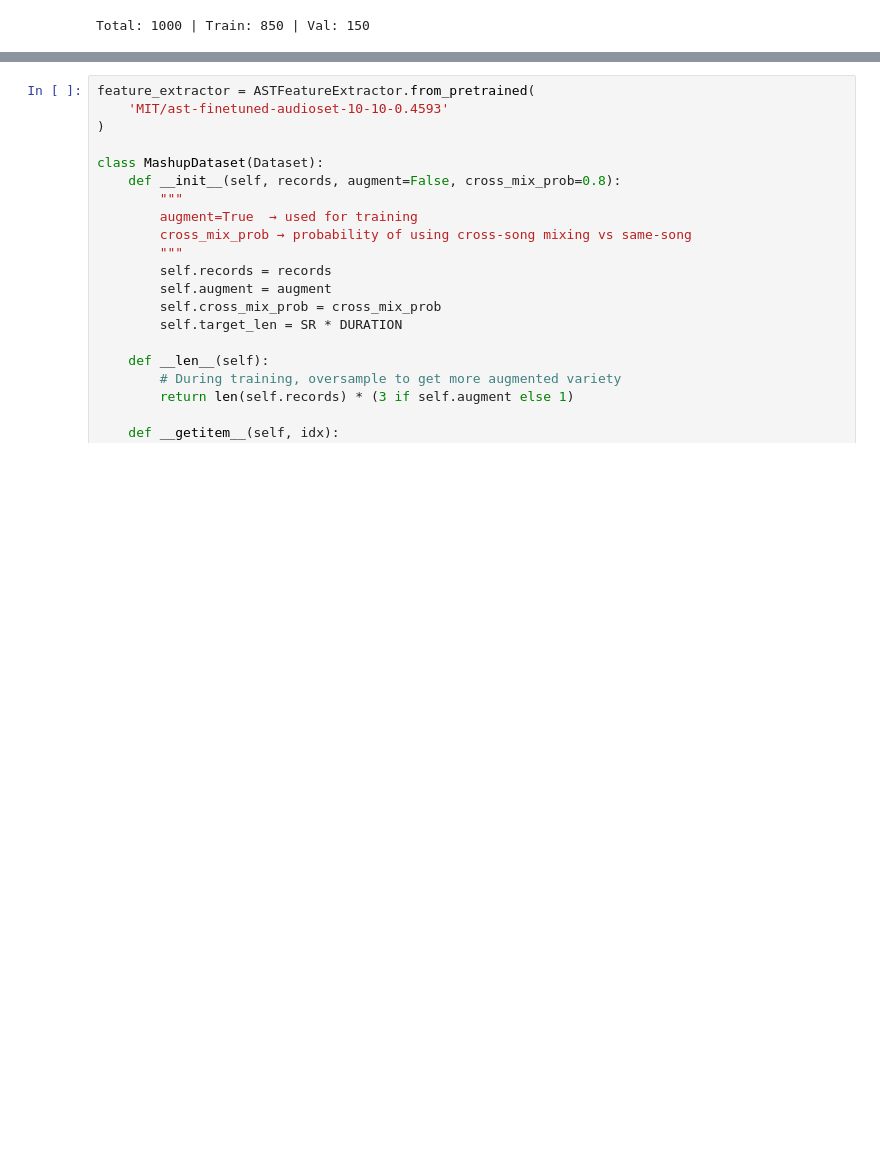
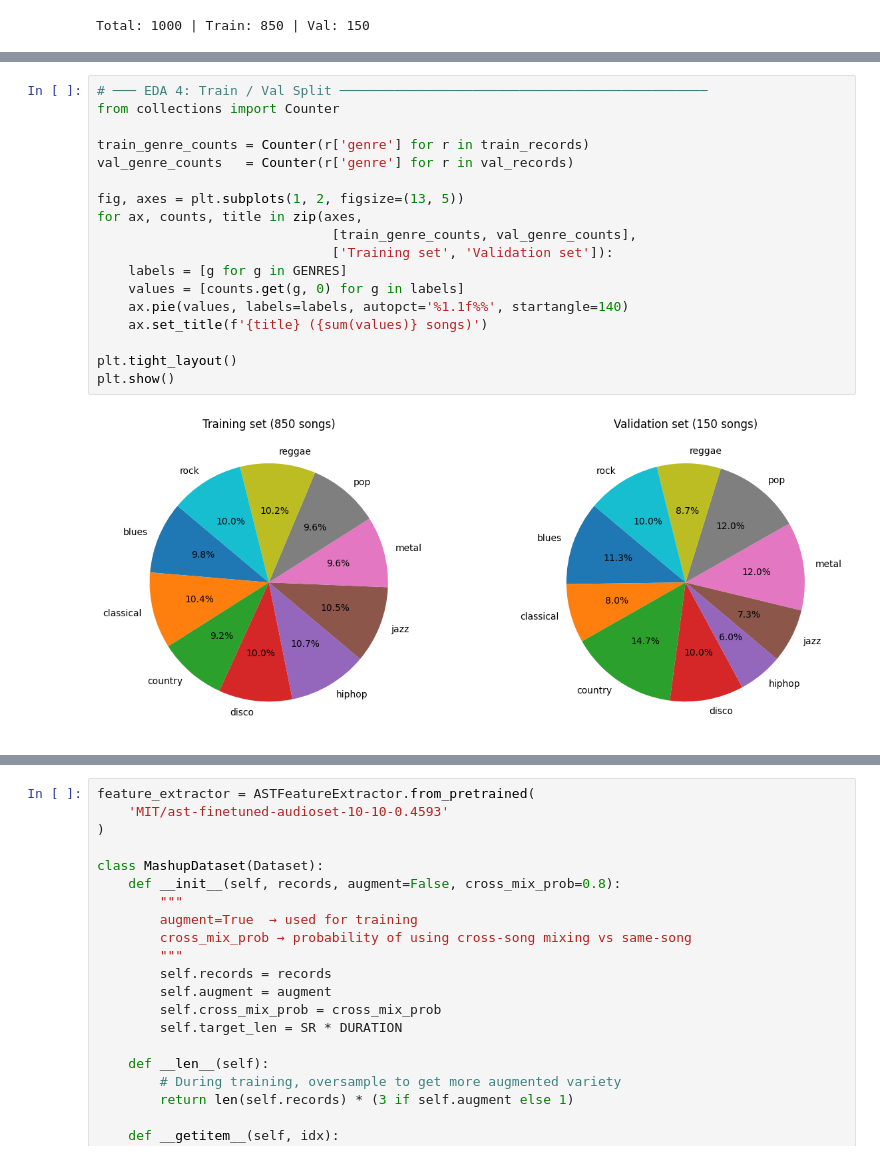
Before and after one commit to Bhawna2722/Music-Genre-Classifier, a Jupyter notebook: Notebook/Final_notebook.ipynb, the cells around one changed output, grey strips where cells are left out. Drawn from its saved outputs; the diff is of its cells as text; blank space fills up the shorter version.

```diff
--- a/Notebook/Final_notebook.ipynb
+++ b/Notebook/Final_notebook.ipynb
@@ -150,0 +237,20 @@ Total: 1000 | Train: 850 | Val: 150
+# %%
+# ─── EDA 4: Train / Val Split ───────────────────────────────────────────────
+from collections import Counter
+
+train_genre_counts = Counter(r['genre'] for r in train_records)
+val_genre_counts   = Counter(r['genre'] for r in val_records)
+
+fig, axes = plt.subplots(1, 2, figsize=(13, 5))
+for ax, counts, title in zip(axes,
+                              [train_genre_counts, val_genre_counts],
+                              ['Training set', 'Validation set']):
+    labels = [g for g in GENRES]
+    values = [counts.get(g, 0) for g in labels]
+    ax.pie(values, labels=labels, autopct='%1.1f%%', startangle=140)
+    ax.set_title(f'{title} ({sum(values)} songs)')
+
+plt.tight_layout()
+plt.show()
+# %% [output]
+[figure, added]
```
Also changed, not shown: parts of 4 cells of this notebook.
